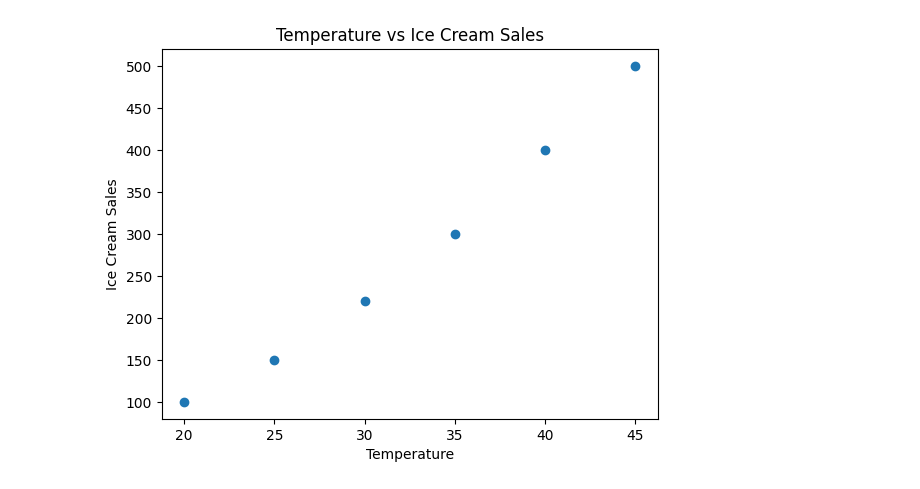
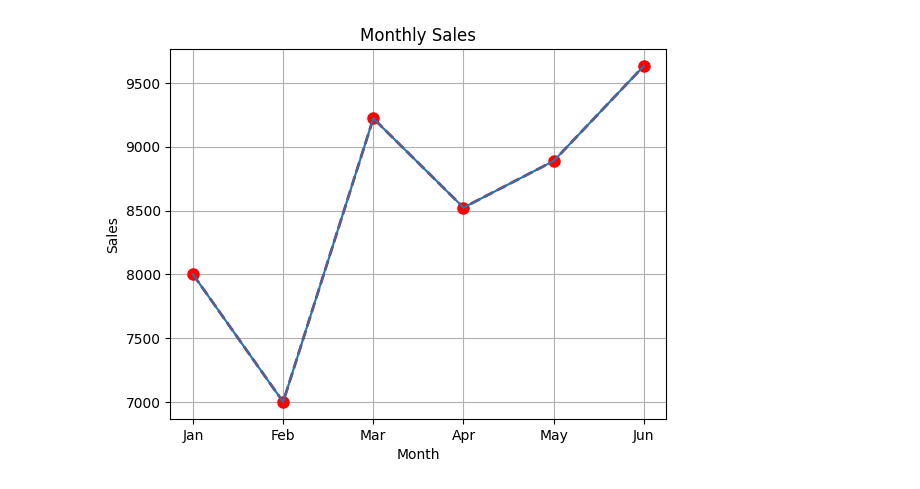
Before and after one commit to RutujaBidkar/Matplotlib_Workplace, a Jupyter notebook: MatplotlibDay2.ipynb, the cells around one changed output. Saved outputs shown, nothing was run; the diff lists cells and outputs as text; code cells hidden in the pictures.

```diff
--- a/MatplotlibDay2.ipynb
+++ b/MatplotlibDay2.ipynb
@@ -2,16 +2,24 @@
 <a href="https://colab.research.google.com/github/RutujaBidkar/Matplotlib_Workplace/blob/main/MatplotlibDay2.ipynb" target="_parent"><img src="https://colab.research.google.com/assets/colab-badge.svg" alt="Open In Colab"/></a>
 # %%
 import matplotlib.pyplot as plt
-# %%
-temperature = [20,25,30,35,40,45]
-icecream_sales = [100,150,220,300,400,500]
-
-plt.scatter(temperature, icecream_sales)
-
-plt.xlabel("Temperature")
-plt.ylabel("Ice Cream Sales")
-plt.title("Temperature vs Ice Cream Sales")
-
-plt.show()
-# %% [output]
-[figure, removed]
+# %%
+months = ["Jan", "Feb", "Mar", "Apr", "May", "Jun"]
+sales = [8000, 7000, 9222, 8523, 8888, 9633]
+plt.plot(
+    months,
+    sales,
+    marker="o",
+    color="red",
+    linestyle="--",
+    linewidth=2,
+    markersize=8
+)
+
+plt.plot(months,sales)
+plt.title("Monthly Sales")
+plt.xlabel("Month")
+plt.ylabel("Sales")
+plt.grid()
+plt.show()
+# %% [output]
+[figure, added]
```
Also changed, not shown: parts of 13 cells of this notebook.
